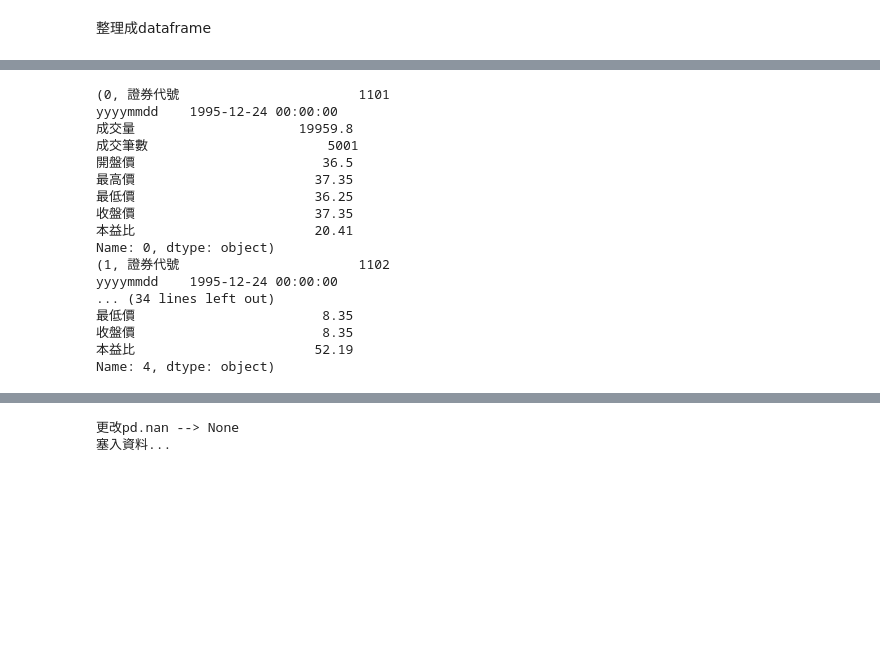
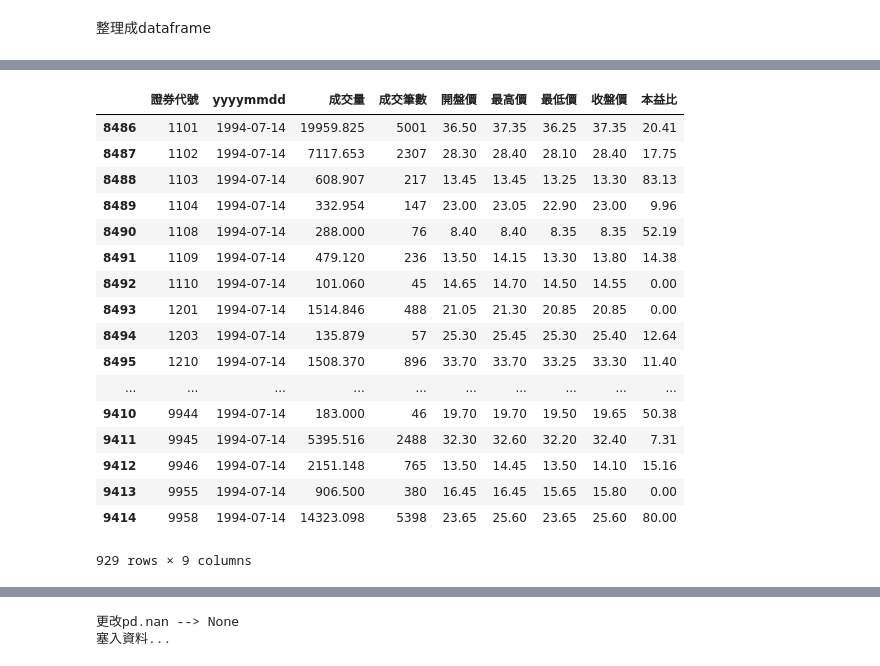
Before and after one commit to ihongChen/StockLab, a Jupyter notebook: twse_analysis.ipynb, the cells around one changed output, grey strips where cells are left out. Saved outputs shown, nothing was run; the diff lists cells and outputs as text; code cells hidden in the pictures; blank space fills up the shorter version.

```diff
--- a/twse_analysis.ipynb
+++ b/twse_analysis.ipynb
@@ -429,24 +466,26 @@ tw_stock_df.head()
 tw_stock_df = tw_stock_df[['yyyymmdd','成交量','成交筆數','開盤價','最高價','最低價','收盤價','本益比']]
 # %%
 tw_stock_df = tw_stock_df.reset_index()
-# %%
-for e in tw_stock_df[:5].iterrows():
-    print(e)
-# %% [output]
-(0, 證券代號                       1101
-yyyymmdd    1995-12-24 00:00:00
-成交量                     19959.8
-成交筆數                       5001
-開盤價                        36.5
-最高價                       37.35
-最低價                       36.25
-收盤價                       37.35
-本益比                       20.41
-Name: 0, dtype: object)
-(1, 證券代號                       1102
-yyyymmdd    1995-12-24 00:00:00
-... (34 lines left out)
-最低價                        8.35
-收盤價                        8.35
-本益比                       52.19
-Name: 4, dtype: object)
+# %%
+temp_df = tw_stock_df[(tw_stock_df['yyyymmdd'] <='1995') ]
+# %%
+temp_df[~temp_df.duplicated(subset=['證券代號','成交量','成交筆數','開盤價','最高價','最低價','收盤價','本益比'])]
+# %% [output]
+|  | 證券代號 | yyyymmdd | 成交量 | 成交筆數 | 開盤價 | 最高價 | 最低價 | 收盤價 | 本益比 |
+| 8486 | 1101 | 1994-07-14 | 19959.825 | 5001 | 36.50 | 37.35 | 36.25 | 37.35 | 20.41 |
+| 8487 | 1102 | 1994-07-14 | 7117.653 | 2307 | 28.30 | 28.40 | 28.10 | 28.40 | 17.75 |
+| 8488 | 1103 | 1994-07-14 | 608.907 | 217 | 13.45 | 13.45 | 13.25 | 13.30 | 83.13 |
+| 8489 | 1104 | 1994-07-14 | 332.954 | 147 | 23.00 | 23.05 | 22.90 | 23.00 | 9.96 |
+| 8490 | 1108 | 1994-07-14 | 288.000 | 76 | 8.40 | 8.40 | 8.35 | 8.35 | 52.19 |
+| 8491 | 1109 | 1994-07-14 | 479.120 | 236 | 13.50 | 14.15 | 13.30 | 13.80 | 14.38 |
+| 8492 | 1110 | 1994-07-14 | 101.060 | 45 | 14.65 | 14.70 | 14.50 | 14.55 | 0.00 |
+| 8493 | 1201 | 1994-07-14 | 1514.846 | 488 | 21.05 | 21.30 | 20.85 | 20.85 | 0.00 |
+| 8494 | 1203 | 1994-07-14 | 135.879 | 57 | 25.30 | 25.45 | 25.30 | 25.40 | 12.64 |
+| 8495 | 1210 | 1994-07-14 | 1508.370 | 896 | 33.70 | 33.70 | 33.25 | 33.30 | 11.40 |
+| ... | ... | ... | ... | ... | ... | ... | ... | ... | ... |
+| 9410 | 9944 | 1994-07-14 | 183.000 | 46 | 19.70 | 19.70 | 19.50 | 19.65 | 50.38 |
+| 9411 | 9945 | 1994-07-14 | 5395.516 | 2488 | 32.30 | 32.60 | 32.20 | 32.40 | 7.31 |
+| 9412 | 9946 | 1994-07-14 | 2151.148 | 765 | 13.50 | 14.45 | 13.50 | 14.10 | 15.16 |
+| 9413 | 9955 | 1994-07-14 | 906.500 | 380 | 16.45 | 16.45 | 15.65 | 15.80 | 0.00 |
+| 9414 | 9958 | 1994-07-14 | 14323.098 | 5398 | 23.65 | 25.60 | 23.65 | 25.60 | 80.00 |
+929 rows × 9 columns
```
Also changed, not shown: parts of 6 cells of this notebook, 2 other files.
